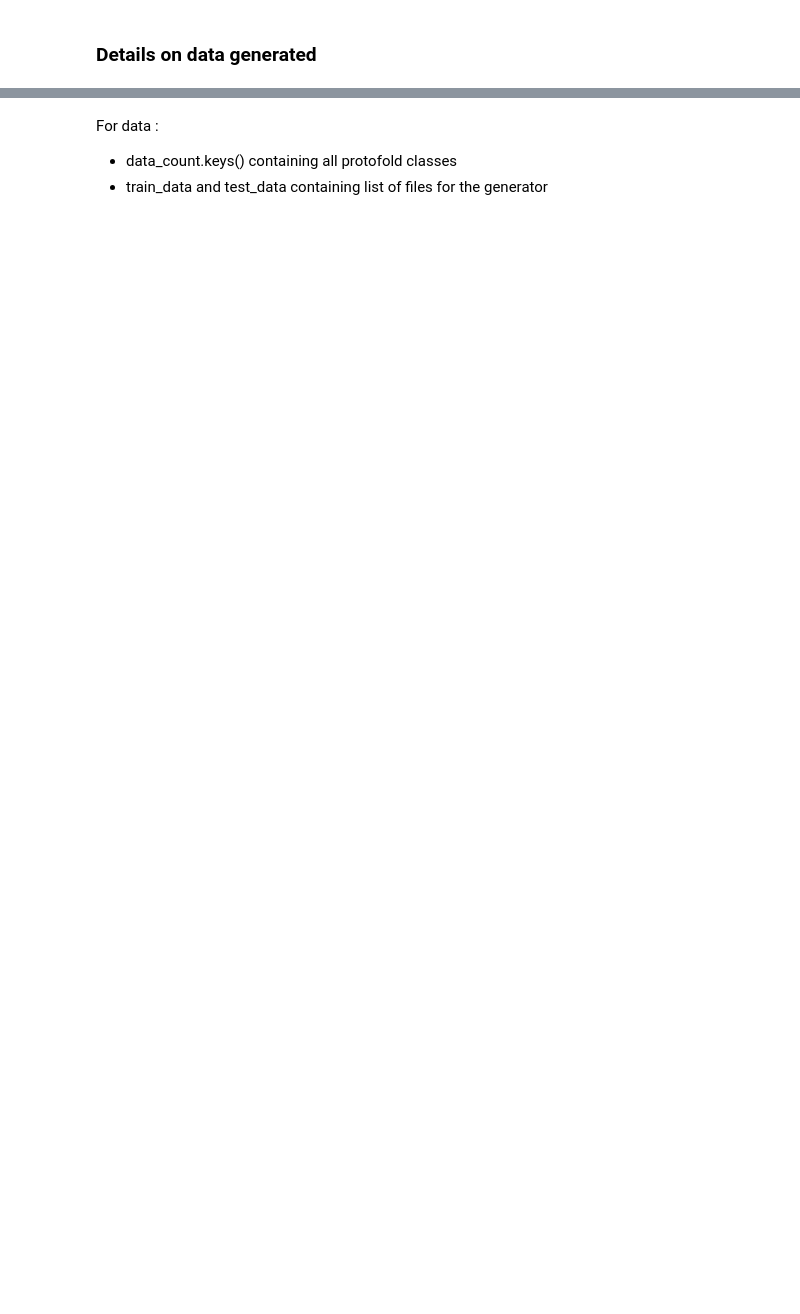
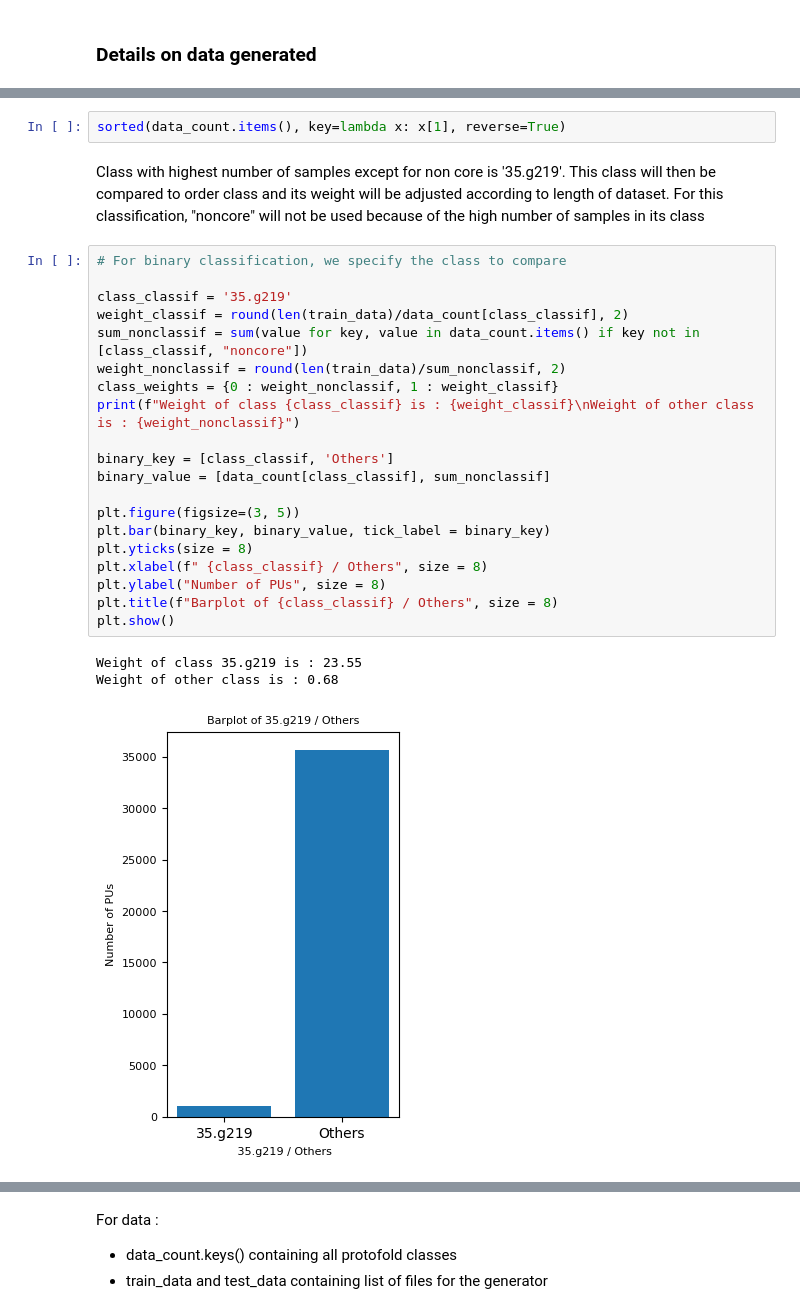
Before and after one commit to LYArn/pu, a Jupyter notebook: proj_long.ipynb, the cells around one changed output, grey strips where cells are left out. Cells and saved outputs as stored; diff of their text form; blank space fills up the shorter version.

```diff
--- a/proj_long.ipynb
+++ b/proj_long.ipynb
@@ -334,0 +455,28 @@ plt.show()
+# %%
+sorted(data_count.items(), key=lambda x: x[1], reverse=True)
+# %% [markdown]
+Class with highest number of samples except for non core is '35.g219'. This class will then be compared to order class and its weight will be adjusted according to length of dataset. For this classification, "noncore" will not be used because of the high number of samples in its class
+# %%
+# For binary classification, we specify the class to compare
+
+class_classif = '35.g219'
+weight_classif = round(len(train_data)/data_count[class_classif], 2)
+sum_nonclassif = sum(value for key, value in data_count.items() if key not in [class_classif, "noncore"])
+weight_nonclassif = round(len(train_data)/sum_nonclassif, 2)
+class_weights = {0 : weight_nonclassif, 1 : weight_classif}
+print(f"Weight of class {class_classif} is : {weight_classif}\nWeight of other class is : {weight_nonclassif}")
+
+binary_key = [class_classif, 'Others']
+binary_value = [data_count[class_classif], sum_nonclassif]
+
+plt.figure(figsize=(3, 5))
+plt.bar(binary_key, binary_value, tick_label = binary_key)
+plt.yticks(size = 8)
+plt.xlabel(f" {class_classif} / Others", size = 8)
+plt.ylabel("Number of PUs", size = 8)
+plt.title(f"Barplot of {class_classif} / Others", size = 8)
+plt.show()
+# %% [output]
+Weight of class 35.g219 is : 23.55
+Weight of other class is : 0.68
+[figure, added]
```
Also changed, not shown: parts of 67 cells of this notebook.
